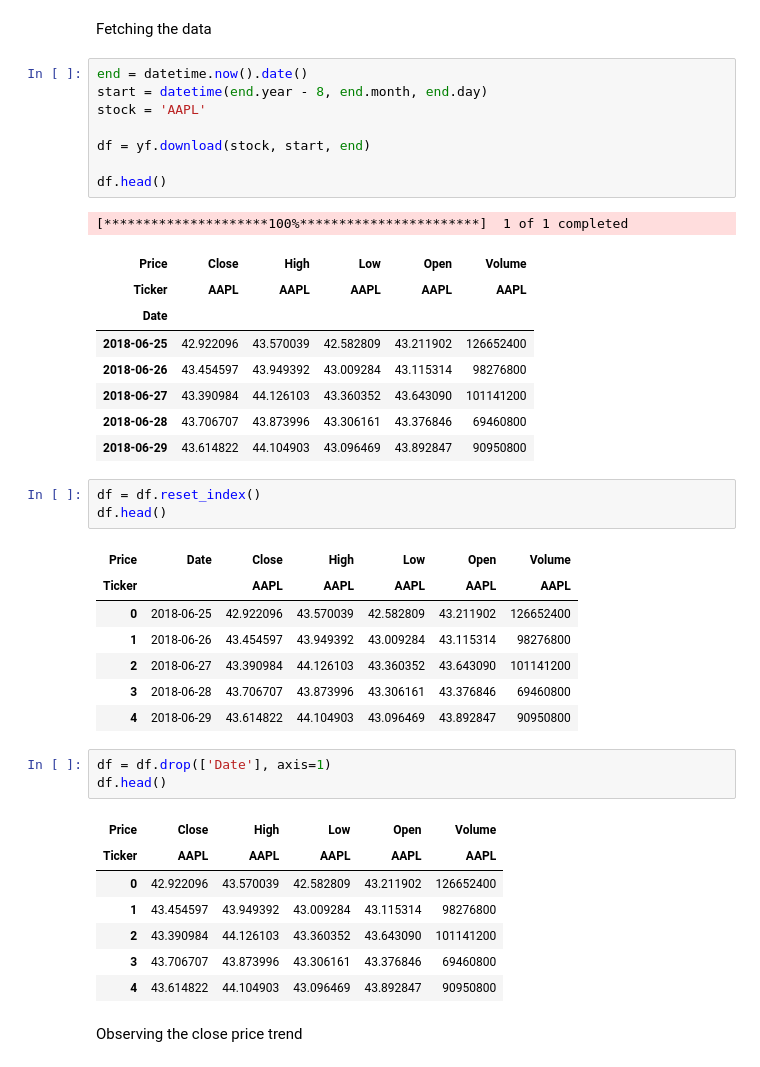
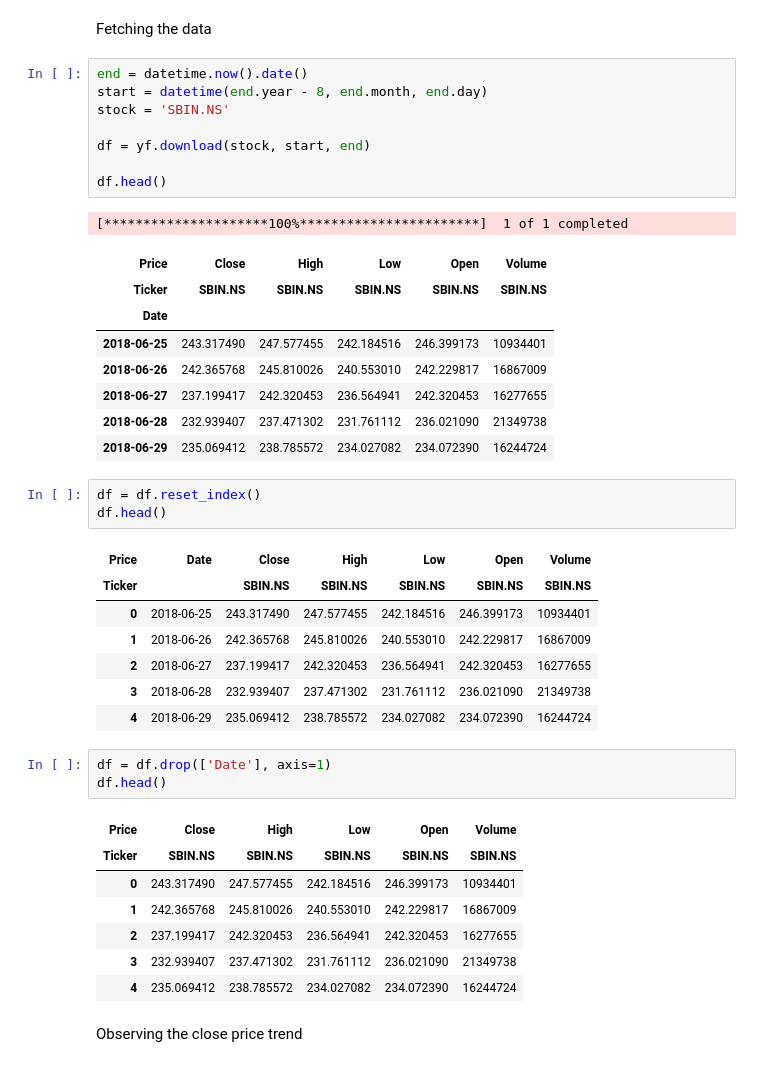
Before and after one commit to Subhadip-cloudCoder/Stock-Price-Predtiction-Model, a Jupyter notebook: notebook/main.ipynb, the cells around one changed output. Cells and saved outputs as stored; diff of their text form.

```diff
--- a/notebook/main.ipynb
+++ b/notebook/main.ipynb
@@ -17,43 +17,43 @@ Fetching the data
 # %%
 end = datetime.now().date()
 start = datetime(end.year - 8, end.month, end.day)
-stock = 'AAPL'
+stock = 'SBIN.NS'
 
 df = yf.download(stock, start, end)
 
 df.head()
 # %% [output]
 [*********************100%***********************]  1 of 1 completed
 | Price | Close | High | Low | Open | Volume |
-| Ticker | AAPL | AAPL | AAPL | AAPL | AAPL |
+| Ticker | SBIN.NS | SBIN.NS | SBIN.NS | SBIN.NS | SBIN.NS |
 | Date |  |  |  |  |  |
-| 2018-06-25 | 42.922096 | 43.570039 | 42.582809 | 43.211902 | 126652400 |
-| 2018-06-26 | 43.454597 | 43.949392 | 43.009284 | 43.115314 | 98276800 |
-| 2018-06-27 | 43.390984 | 44.126103 | 43.360352 | 43.643090 | 101141200 |
-| 2018-06-28 | 43.706707 | 43.873996 | 43.306161 | 43.376846 | 69460800 |
-| 2018-06-29 | 43.614822 | 44.104903 | 43.096469 | 43.892847 | 90950800 |
+| 2018-06-25 | 243.317490 | 247.577455 | 242.184516 | 246.399173 | 10934401 |
+| 2018-06-26 | 242.365768 | 245.810026 | 240.553010 | 242.229817 | 16867009 |
+| 2018-06-27 | 237.199417 | 242.320453 | 236.564941 | 242.320453 | 16277655 |
+| 2018-06-28 | 232.939407 | 237.471302 | 231.761112 | 236.021090 | 21349738 |
+| 2018-06-29 | 235.069412 | 238.785572 | 234.027082 | 234.072390 | 16244724 |
 # %%
 df = df.reset_index()
 df.head()
 # %% [output]
 | Price | Date | Close | High | Low | Open | Volume |
-| Ticker |  | AAPL | AAPL | AAPL | AAPL | AAPL |
-| 0 | 2018-06-25 | 42.922096 | 43.570039 | 42.582809 | 43.211902 | 126652400 |
-| 1 | 2018-06-26 | 43.454597 | 43.949392 | 43.009284 | 43.115314 | 98276800 |
-| 2 | 2018-06-27 | 43.390984 | 44.126103 | 43.360352 | 43.643090 | 101141200 |
-| 3 | 2018-06-28 | 43.706707 | 43.873996 | 43.306161 | 43.376846 | 69460800 |
-| 4 | 2018-06-29 | 43.614822 | 44.104903 | 43.096469 | 43.892847 | 90950800 |
+| Ticker |  | SBIN.NS | SBIN.NS | SBIN.NS | SBIN.NS | SBIN.NS |
+| 0 | 2018-06-25 | 243.317490 | 247.577455 | 242.184516 | 246.399173 | 10934401 |
+| 1 | 2018-06-26 | 242.365768 | 245.810026 | 240.553010 | 242.229817 | 16867009 |
+| 2 | 2018-06-27 | 237.199417 | 242.320453 | 236.564941 | 242.320453 | 16277655 |
+| 3 | 2018-06-28 | 232.939407 | 237.471302 | 231.761112 | 236.021090 | 21349738 |
+| 4 | 2018-06-29 | 235.069412 | 238.785572 | 234.027082 | 234.072390 | 16244724 |
 # %%
 df = df.drop(['Date'], axis=1)
 df.head()
 # %% [output]
 | Price | Close | High | Low | Open | Volume |
-| Ticker | AAPL | AAPL | AAPL | AAPL | AAPL |
-| 0 | 42.922096 | 43.570039 | 42.582809 | 43.211902 | 126652400 |
-| 1 | 43.454597 | 43.949392 | 43.009284 | 43.115314 | 98276800 |
-| 2 | 43.390984 | 44.126103 | 43.360352 | 43.643090 | 101141200 |
-| 3 | 43.706707 | 43.873996 | 43.306161 | 43.376846 | 69460800 |
-| 4 | 43.614822 | 44.104903 | 43.096469 | 43.892847 | 90950800 |
+| Ticker | SBIN.NS | SBIN.NS | SBIN.NS | SBIN.NS | SBIN.NS |
+| 0 | 243.317490 | 247.577455 | 242.184516 | 246.399173 | 10934401 |
+| 1 | 242.365768 | 245.810026 | 240.553010 | 242.229817 | 16867009 |
+| 2 | 237.199417 | 242.320453 | 236.564941 | 242.320453 | 16277655 |
+| 3 | 232.939407 | 237.471302 | 231.761112 | 236.021090 | 21349738 |
+| 4 | 235.069412 | 238.785572 | 234.027082 | 234.072390 | 16244724 |
 # %% [markdown]
 Observing the close price trend
 # %%
```
Also changed, not shown: parts of 15 cells of this notebook, 3 other files.
